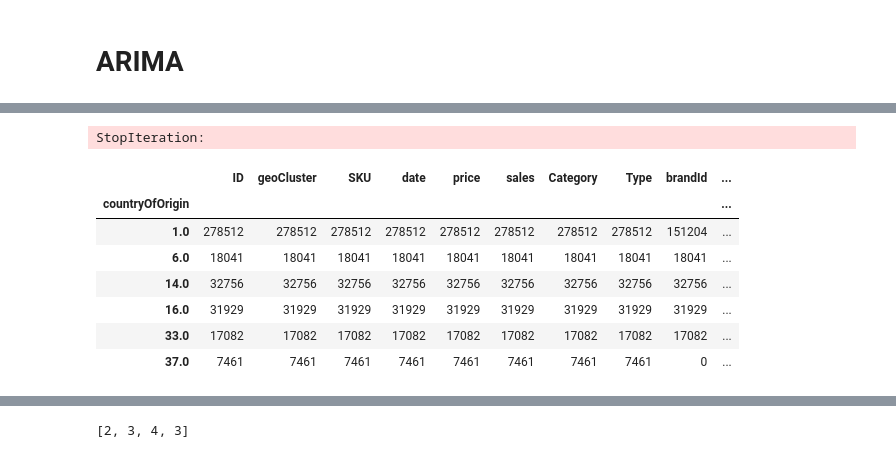
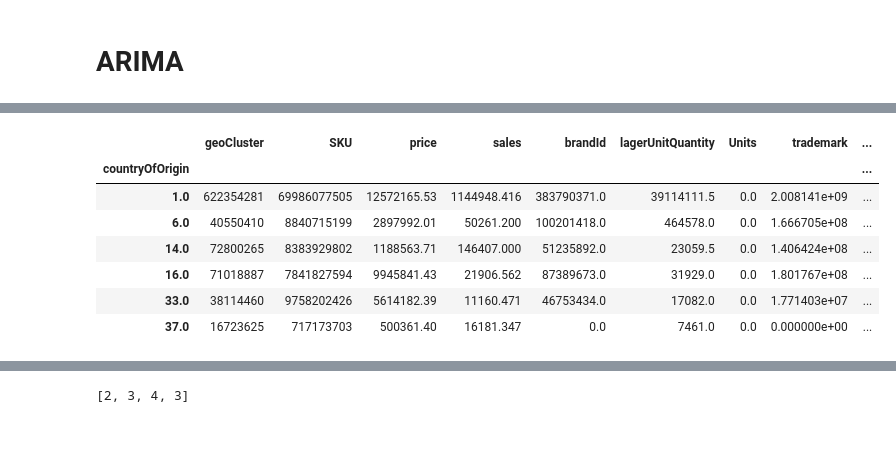
Before and after one commit to Gommet/makauly-kulkin, a Jupyter notebook: main.ipynb, the cells around one changed output, grey strips where cells are left out. Saved outputs shown, nothing was run; the diff lists cells and outputs as text; code cells hidden in the pictures.

```diff
--- a/main.ipynb
+++ b/main.ipynb
@@ -271,18 +213,17 @@ Freq: D, Name: predicted_mean, Length: 401, dtype: float64
 # %%
-merge.groupby(by='Category').agg(['value_counts'])
+if not skip:
+    merge.groupby(by='Category').agg(['value_counts'])
-# %% [output]
-StopIteration:
 # %%
-merge.groupby(by='countryOfOrigin')
+merge.groupby(by='countryOfOrigin').sum()
 # %% [output]
-|  | ID | geoCluster | SKU | date | price | sales | Category | Type | brandId | ... |
-| countryOfOrigin |  |  |  |  |  |  |  |  |  | ... |
-| 1.0 | 278512 | 278512 | 278512 | 278512 | 278512 | 278512 | 278512 | 278512 | 151204 | ... |
-| 6.0 | 18041 | 18041 | 18041 | 18041 | 18041 | 18041 | 18041 | 18041 | 18041 | ... |
-| 14.0 | 32756 | 32756 | 32756 | 32756 | 32756 | 32756 | 32756 | 32756 | 32756 | ... |
-| 16.0 | 31929 | 31929 | 31929 | 31929 | 31929 | 31929 | 31929 | 31929 | 31929 | ... |
-| 33.0 | 17082 | 17082 | 17082 | 17082 | 17082 | 17082 | 17082 | 17082 | 17082 | ... |
-| 37.0 | 7461 | 7461 | 7461 | 7461 | 7461 | 7461 | 7461 | 7461 | 0 | ... |
+|  | geoCluster | SKU | price | sales | brandId | lagerUnitQuantity | Units | trademark | ... |
+| countryOfOrigin |  |  |  |  |  |  |  |  | ... |
+| 1.0 | 622354281 | 69986077505 | 12572165.53 | 1144948.416 | 383790371.0 | 39114111.5 | 0.0 | 2.008141e+09 | ... |
+| 6.0 | 40550410 | 8840715199 | 2897992.01 | 50261.200 | 100201418.0 | 464578.0 | 0.0 | 1.666705e+08 | ... |
+| 14.0 | 72800265 | 8383929802 | 1188563.71 | 146407.000 | 51235892.0 | 23059.5 | 0.0 | 1.406424e+08 | ... |
+| 16.0 | 71018887 | 7841827594 | 9945841.43 | 21906.562 | 87389673.0 | 31929.0 | 0.0 | 1.801767e+08 | ... |
+| 33.0 | 38114460 | 9758202426 | 5614182.39 | 11160.471 | 46753434.0 | 17082.0 | 0.0 | 1.771403e+07 | ... |
+| 37.0 | 16723625 | 717173703 | 500361.40 | 16181.347 | 0.0 | 7461.0 | 0.0 | 0.000000e+00 | ... |
 # %%
 merge.isna().sum() / merge.shape[0]
 # %% [output]
```
Also changed, not shown: parts of 31 cells of this notebook.
